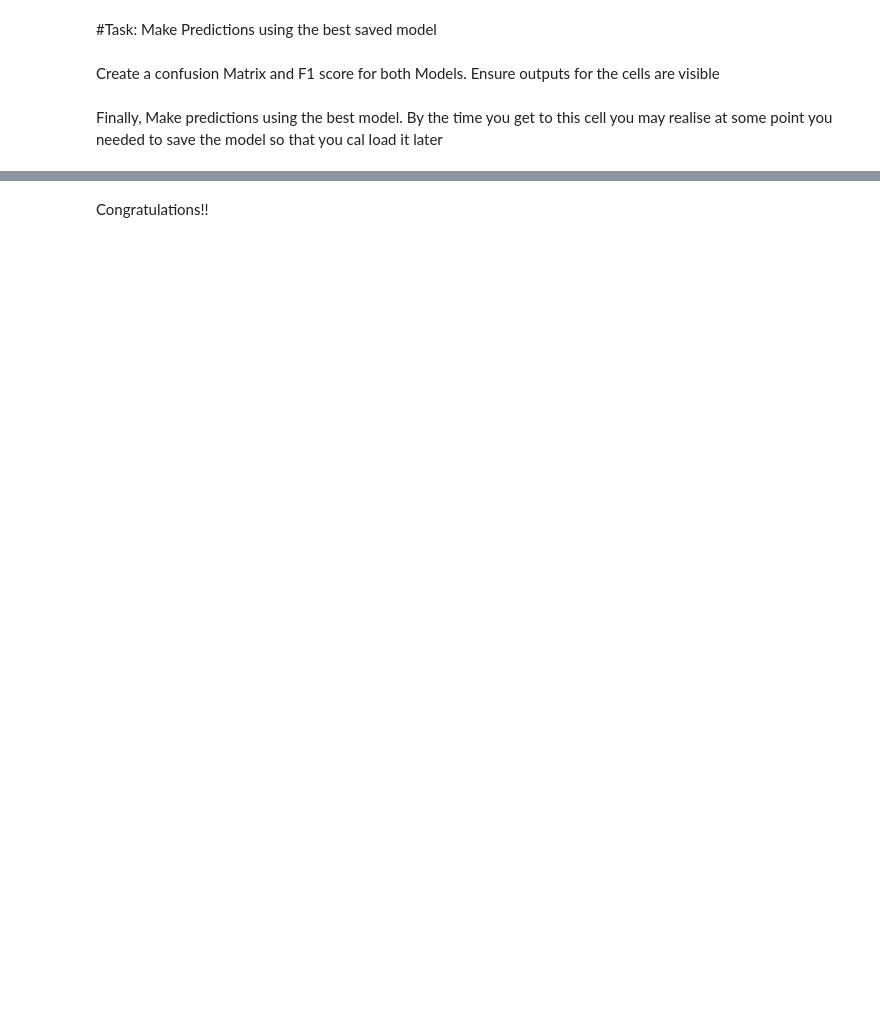
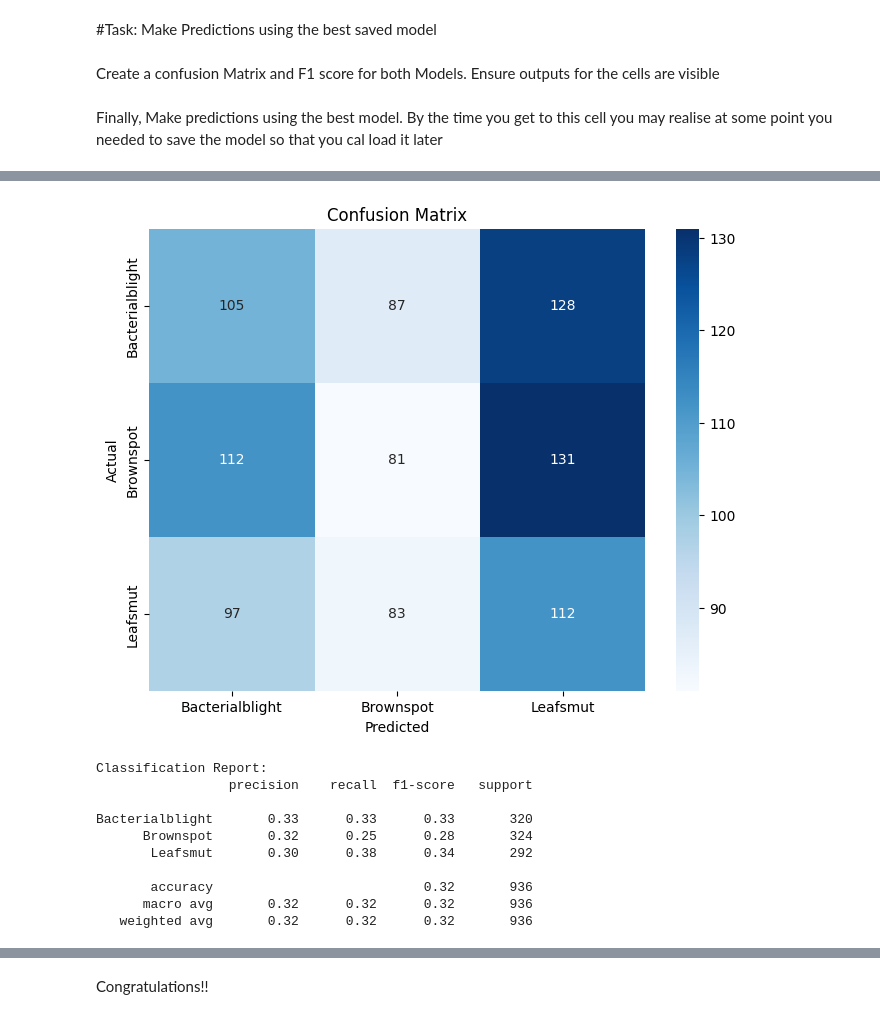
Before and after one commit to ktanguy/Summative, a Jupyter notebook: Summative_Intro_to_ml_Tanguy_Kwizera_assignment.ipynb, the cells around one changed output, grey strips where cells are left out. Drawn from its saved outputs; the diff is of its cells as text; code cells hidden in the pictures; blank space fills up the shorter version.

```diff
--- a/Summative_Intro_to_ml_Tanguy_Kwizera_assignment.ipynb
+++ b/Summative_Intro_to_ml_Tanguy_Kwizera_assignment.ipynb
@@ -133,0 +474,33 @@ make_predictions(None)
+# %%
+from sklearn.metrics import confusion_matrix, classification_report
+import matplotlib.pyplot as plt
+import seaborn as sns
+
+# Get actual labels
+true_labels = val_data.classes
+class_names = list(val_data.class_indices.keys())
+
+# Confusion Matrix
+cm = confusion_matrix(true_labels, predicted_labels)
+plt.figure(figsize=(8,6))
+sns.heatmap(cm, annot=True, fmt='d', cmap='Blues', xticklabels=class_names, yticklabels=class_names)
+plt.xlabel('Predicted')
+plt.ylabel('Actual')
+plt.title('Confusion Matrix')
+plt.show()
+
+# Classification Report
+print("\nClassification Report:")
+print(classification_report(true_labels, predicted_labels, target_names=class_names))
+# %% [output]
+[figure, added]
+Classification Report:
+                 precision    recall  f1-score   support
+
+Bacterialblight       0.33      0.33      0.33       320
+      Brownspot       0.32      0.25      0.28       324
+       Leafsmut       0.30      0.38      0.34       292
+
+       accuracy                           0.32       936
+      macro avg       0.32      0.32      0.32       936
+   weighted avg       0.32      0.32      0.32       936
```
Also changed, not shown: parts of 23 cells of this notebook.
